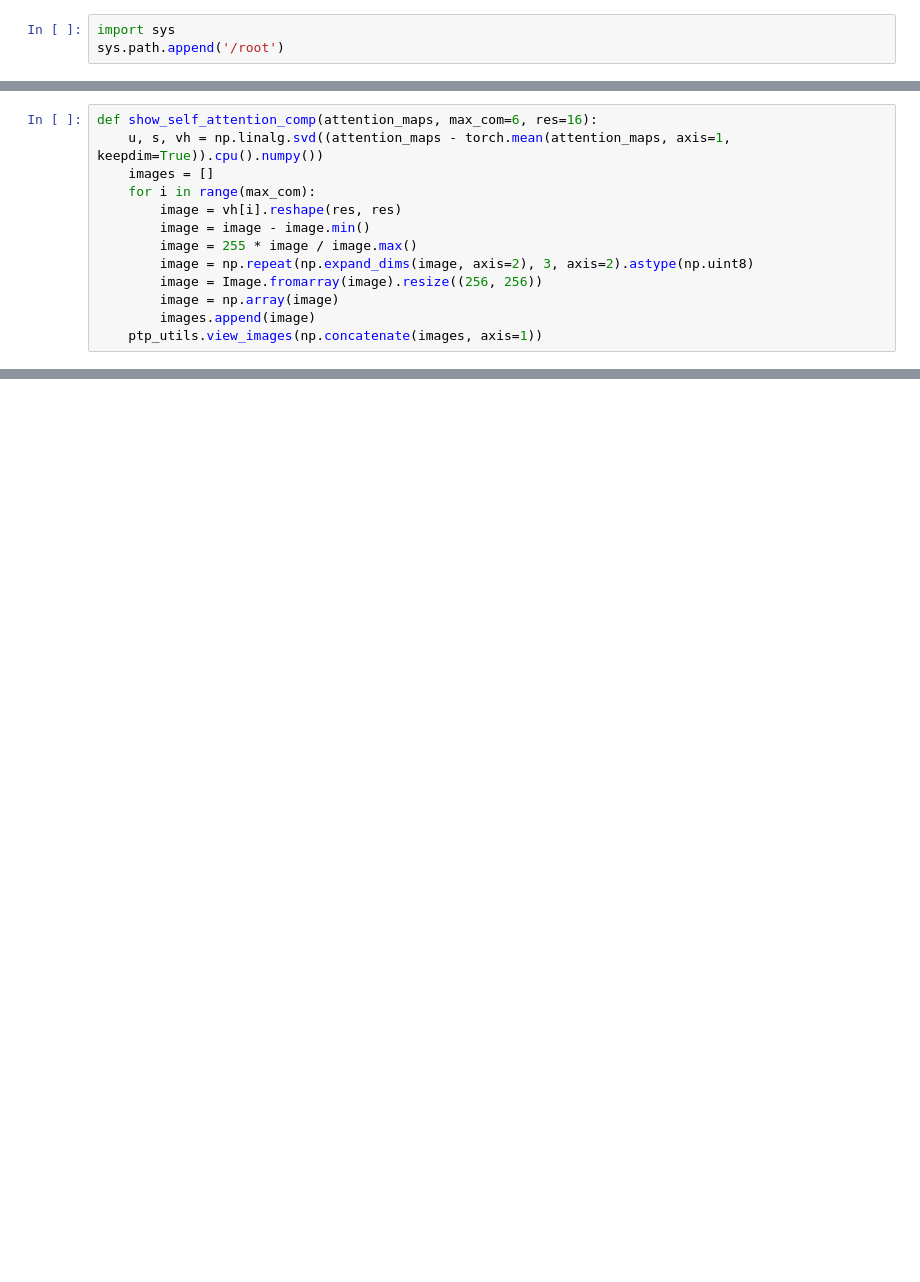
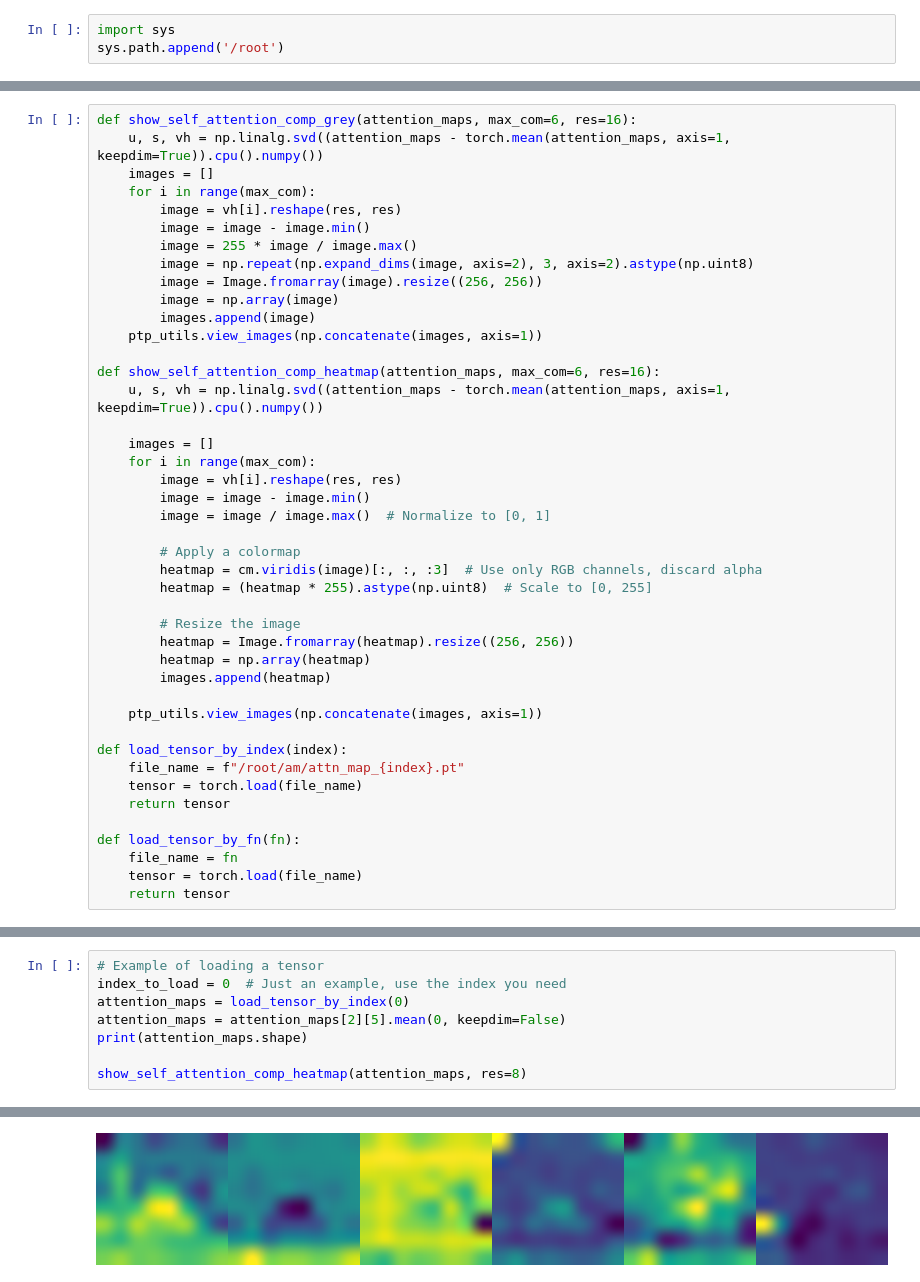
Before and after one commit to zyinghua/CVD-GuidedDiff, a Jupyter notebook: utils/vis_self_attn_maps.ipynb, the cells around one changed output, grey strips where cells are left out. Cells and saved outputs as stored; diff of their text form; blank space fills up the shorter version.

```diff
--- a/utils/vis_self_attn_maps.ipynb
+++ b/utils/vis_self_attn_maps.ipynb
@@ -9,5 +10,5 @@ import PIL.Image as Image
 # %%
-def show_self_attention_comp(attention_maps, max_com=6, res=16):
+def show_self_attention_comp_grey(attention_maps, max_com=6, res=16):
     u, s, vh = np.linalg.svd((attention_maps - torch.mean(attention_maps, axis=1, keepdim=True)).cpu().numpy())
     images = []
     for i in range(max_com):
@@ -19,4 +20,34 @@ def show_self_attention_comp(attention_maps, max_com=6, res=16):
         image = np.array(image)
         images.append(image)
     ptp_utils.view_images(np.concatenate(images, axis=1))
+
+def show_self_attention_comp_heatmap(attention_maps, max_com=6, res=16):
+    u, s, vh = np.linalg.svd((attention_maps - torch.mean(attention_maps, axis=1, keepdim=True)).cpu().numpy())
+
+    images = []
+    for i in range(max_com):
+        image = vh[i].reshape(res, res)
+        image = image - image.min()
+        image = image / image.max()  # Normalize to [0, 1]
+
+        # Apply a colormap
+        heatmap = cm.viridis(image)[:, :, :3]  # Use only RGB channels, discard alpha
+        heatmap = (heatmap * 255).astype(np.uint8)  # Scale to [0, 255]
+
+        # Resize the image
+        heatmap = Image.fromarray(heatmap).resize((256, 256))
+        heatmap = np.array(heatmap)
+        images.append(heatmap)
+
+    ptp_utils.view_images(np.concatenate(images, axis=1))
+
+def load_tensor_by_index(index):
+    file_name = f"/root/am/attn_map_{index}.pt"
+    tensor = torch.load(file_name)
+    return tensor
+
+def load_tensor_by_fn(fn):
+    file_name = fn
+    tensor = torch.load(file_name)
+    return tensor
 # %%
@@ -50,0 +98,9 @@ torch.Size([256, 256])
+# %%
+# Example of loading a tensor
+index_to_load = 0  # Just an example, use the index you need
+attention_maps = load_tensor_by_index(0)
+attention_maps = attention_maps[2][5].mean(0, keepdim=False)
+print(attention_maps.shape)
+
+show_self_attention_comp_heatmap(attention_maps, res=8)
+# %% [output]
@@ -50,0 +120 @@ torch.Size([256, 256])
+[figure, added]
```
Also changed, not shown: parts of 5 cells of this notebook, 25 other files.
